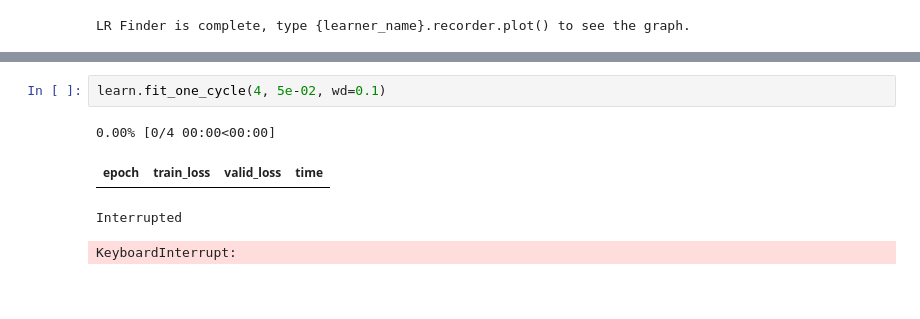
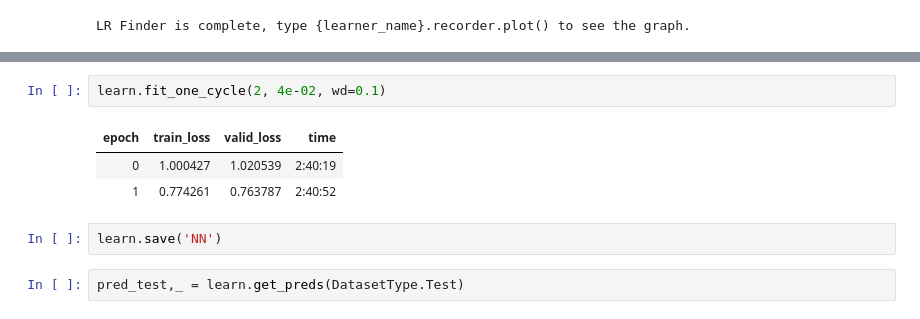
Before and after one commit to atovav/MovieLens, a Jupyter notebook: Collab&NN.ipynb, the cells around one changed output, grey strips where cells are left out. Cells and saved outputs as stored; diff of their text form; blank space fills up the shorter version.

```diff
--- a/Collab&NN.ipynb
+++ b/Collab&NN.ipynb
@@ -79,7 +79,10 @@ learn.recorder.plot()
 # %%
-learn.fit_one_cycle(4, 5e-02, wd=0.1)
+learn.fit_one_cycle(2, 4e-02, wd=0.1)
 # %% [output]
-0.00% [0/4 00:00<00:00]
 | epoch | train_loss | valid_loss | time |
+| 0 | 1.000427 | 1.020539 | 2:40:19 |
+| 1 | 0.774261 | 0.763787 | 2:40:52 |
-Interrupted
-KeyboardInterrupt:
+# %%
+learn.save('NN')
+# %%
+pred_test,_ = learn.get_preds(DatasetType.Test)
```
Also changed, not shown: parts of 7 cells of this notebook.
